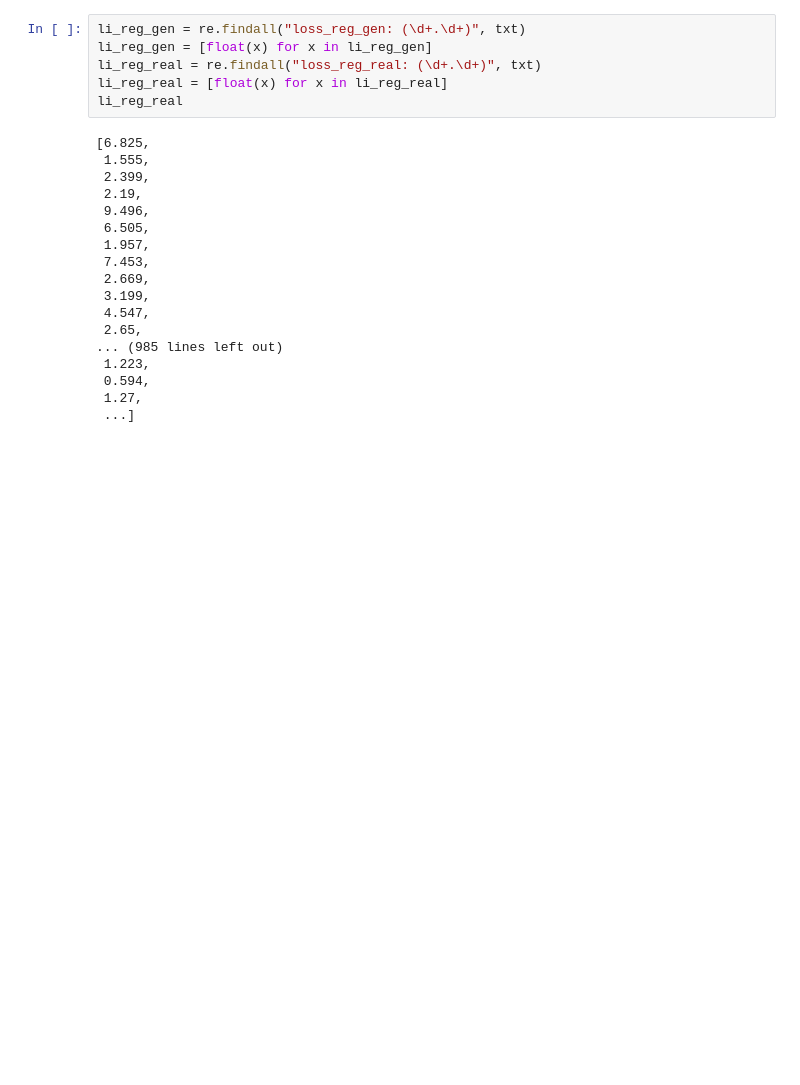
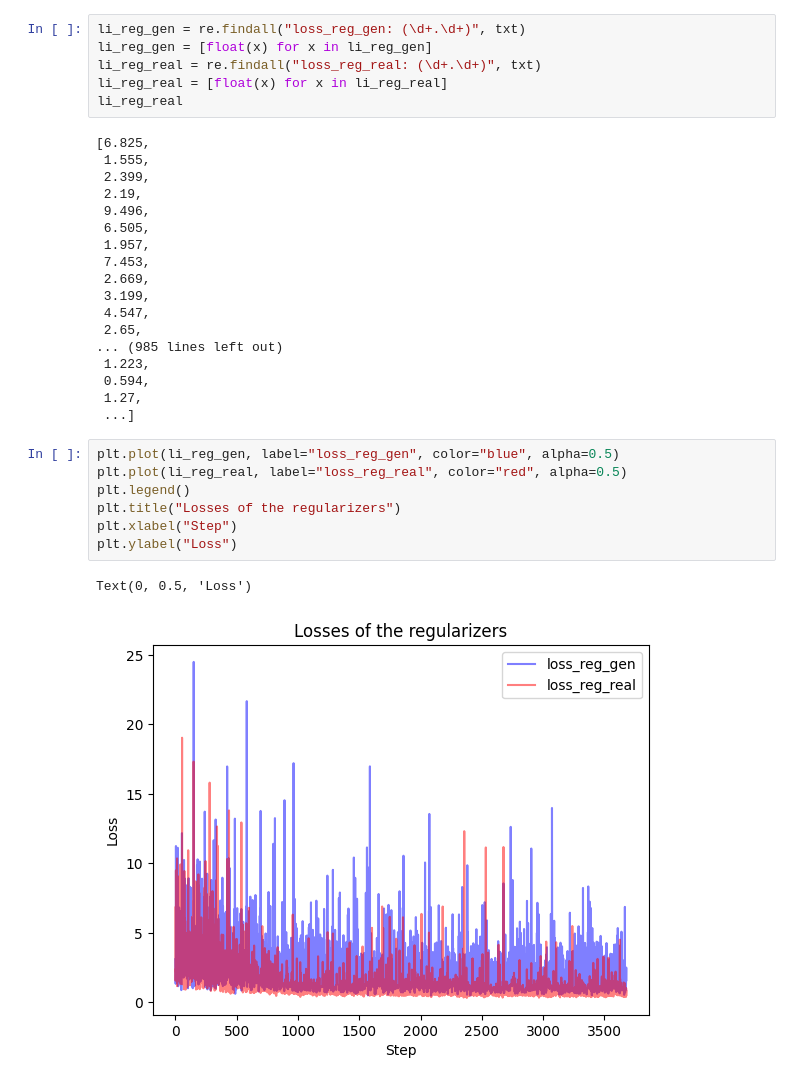
Before and after one commit to Jeremstym/depoibens, a Jupyter notebook: statdes.ipynb, the cells around one changed output. Drawn from its saved outputs; the diff is of its cells as text; blank space fills up the shorter version.

Commit message:
Add graphes

```diff
--- a/statdes.ipynb
+++ b/statdes.ipynb
@@ -193,3 +236,13 @@ li_reg_real
  0.594,
  1.27,
  ...]
+# %%
+plt.plot(li_reg_gen, label="loss_reg_gen", color="blue", alpha=0.5)
+plt.plot(li_reg_real, label="loss_reg_real", color="red", alpha=0.5)
+plt.legend()
+plt.title("Losses of the regularizers")
+plt.xlabel("Step")
+plt.ylabel("Loss")
+# %% [output]
+Text(0, 0.5, 'Loss')
+[figure, added]
```
Also changed, not shown: parts of 5 cells of this notebook.
